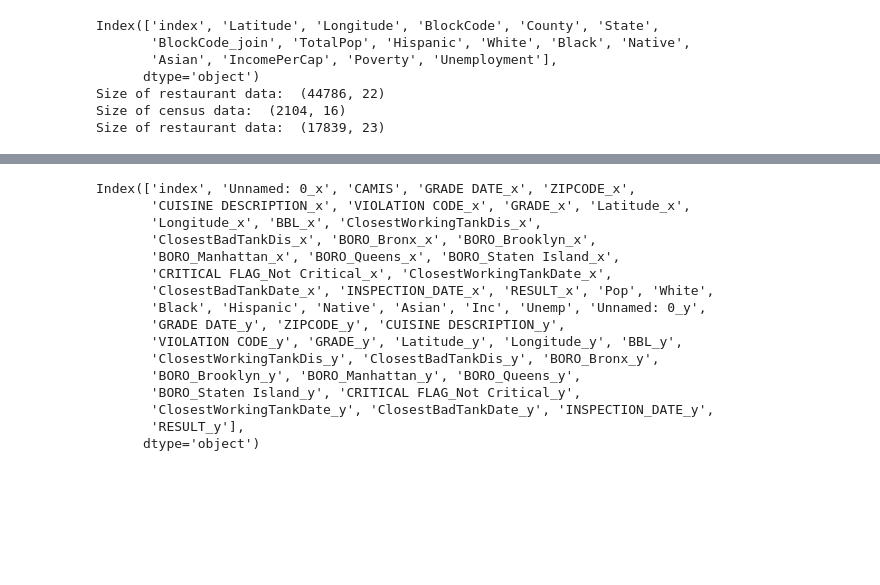
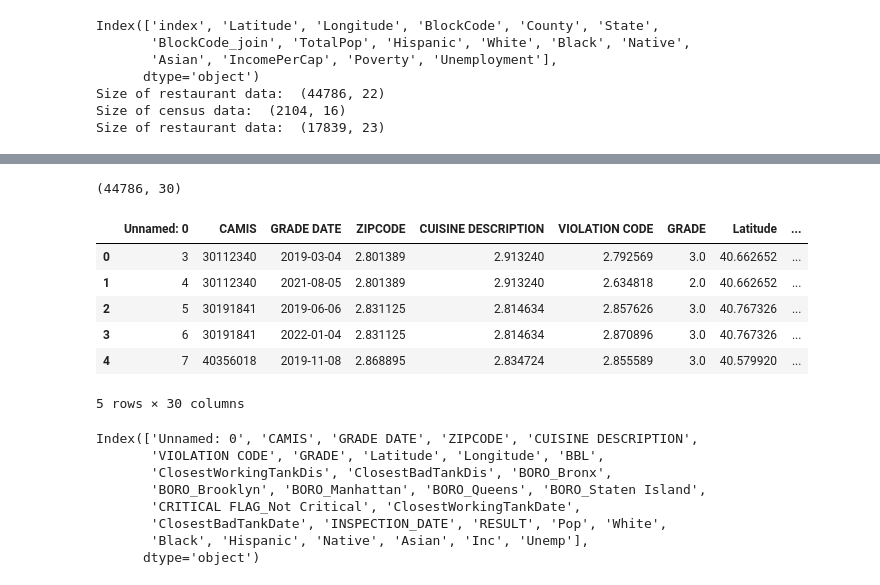
Before and after one commit to clarissarjtai/NYC-Restaurant-Sanitation-Level-Prediction, a Jupyter notebook: census_join.ipynb, the cells around one changed output, grey strips where cells are left out. Drawn from its saved outputs; the diff is of its cells as text; code cells hidden in the pictures; blank space fills up the shorter version.

```diff
--- a/census_join.ipynb
+++ b/census_join.ipynb
@@ -158,21 +150,28 @@ df_insp.head()
 # %%
+# now need to get these to the repeating CAMIS values
+final_df = pd.merge(restaurant_data, df_insp, how="inner")
+print(final_df.shape)
+final_df.head()
 # %% [output]
-Index(['index', 'Unnamed: 0_x', 'CAMIS', 'GRADE DATE_x', 'ZIPCODE_x',
-       'CUISINE DESCRIPTION_x', 'VIOLATION CODE_x', 'GRADE_x', 'Latitude_x',
-       'Longitude_x', 'BBL_x', 'ClosestWorkingTankDis_x',
-       'ClosestBadTankDis_x', 'BORO_Bronx_x', 'BORO_Brooklyn_x',
-       'BORO_Manhattan_x', 'BORO_Queens_x', 'BORO_Staten Island_x',
-       'CRITICAL FLAG_Not Critical_x', 'ClosestWorkingTankDate_x',
-       'ClosestBadTankDate_x', 'INSPECTION_DATE_x', 'RESULT_x', 'Pop', 'White',
-       'Black', 'Hispanic', 'Native', 'Asian', 'Inc', 'Unemp', 'Unnamed: 0_y',
-       'GRADE DATE_y', 'ZIPCODE_y', 'CUISINE DESCRIPTION_y',
-       'VIOLATION CODE_y', 'GRADE_y', 'Latitude_y', 'Longitude_y', 'BBL_y',
-       'ClosestWorkingTankDis_y', 'ClosestBadTankDis_y', 'BORO_Bronx_y',
-       'BORO_Brooklyn_y', 'BORO_Manhattan_y', 'BORO_Queens_y',
-       'BORO_Staten Island_y', 'CRITICAL FLAG_Not Critical_y',
-       'ClosestWorkingTankDate_y', 'ClosestBadTankDate_y', 'INSPECTION_DATE_y',
-       'RESULT_y'],
-      dtype='object')
+(44786, 30)
+|  | Unnamed: 0 | CAMIS | GRADE DATE | ZIPCODE | CUISINE DESCRIPTION | VIOLATION CODE | GRADE | Latitude | ... |
+| 0 | 3 | 30112340 | 2019-03-04 | 2.801389 | 2.913240 | 2.792569 | 3.0 | 40.662652 | ... |
+| 1 | 4 | 30112340 | 2021-08-05 | 2.801389 | 2.913240 | 2.634818 | 2.0 | 40.662652 | ... |
+| 2 | 5 | 30191841 | 2019-06-06 | 2.831125 | 2.814634 | 2.857626 | 3.0 | 40.767326 | ... |
+| 3 | 6 | 30191841 | 2022-01-04 | 2.831125 | 2.814634 | 2.870896 | 3.0 | 40.767326 | ... |
+| 4 | 7 | 40356018 | 2019-11-08 | 2.868895 | 2.834724 | 2.855589 | 3.0 | 40.579920 | ... |
+5 rows × 30 columns
+# %%
+final_df.columns
+# %% [output]
+Index(['Unnamed: 0', 'CAMIS', 'GRADE DATE', 'ZIPCODE', 'CUISINE DESCRIPTION',
+       'VIOLATION CODE', 'GRADE', 'Latitude', 'Longitude', 'BBL',
+       'ClosestWorkingTankDis', 'ClosestBadTankDis', 'BORO_Bronx',
+       'BORO_Brooklyn', 'BORO_Manhattan', 'BORO_Queens', 'BORO_Staten Island',
+       'CRITICAL FLAG_Not Critical', 'ClosestWorkingTankDate',
+       'ClosestBadTankDate', 'INSPECTION_DATE', 'RESULT', 'Pop', 'White',
+       'Black', 'Hispanic', 'Native', 'Asian', 'Inc', 'Unemp'],
+      dtype='object')
 # %%
 final_df = df_insp[["CAMIS",
                      "ZIPCODE",
```
Also changed, not shown: parts of 5 cells of this notebook, 2 other files.
